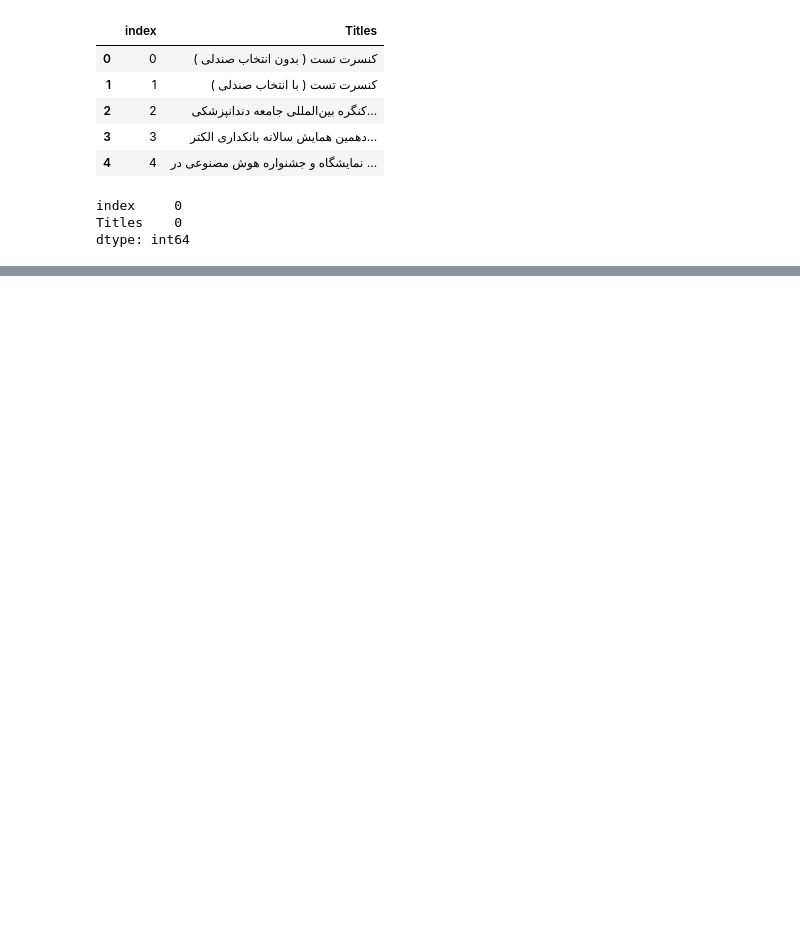
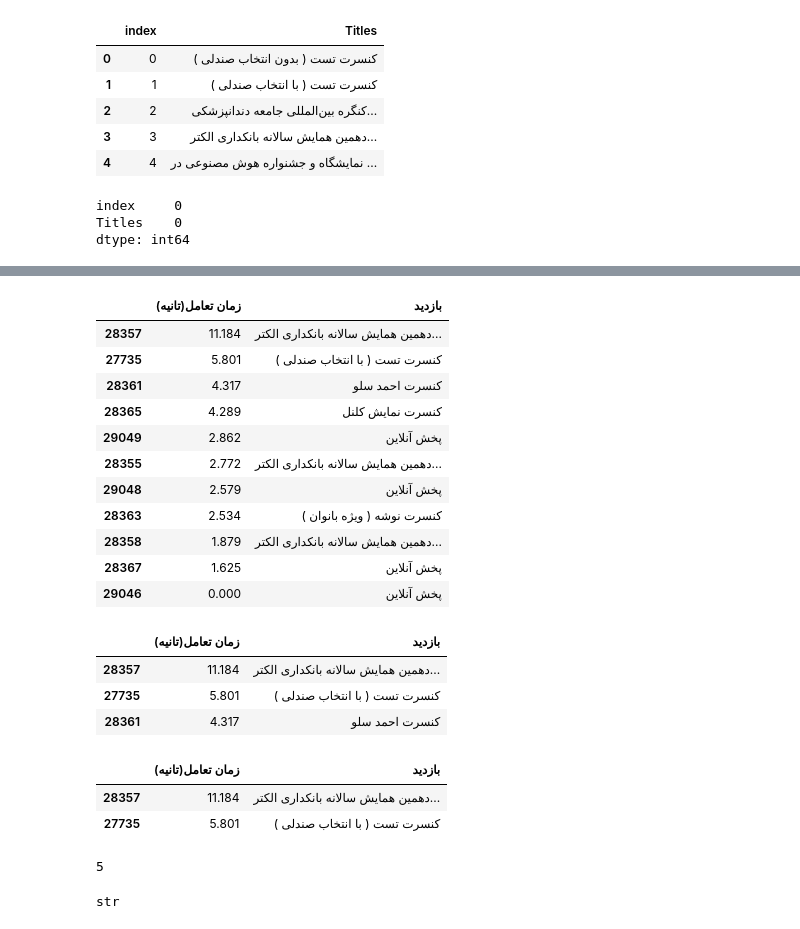
Before and after one commit to soheil-asgari/6234, a Jupyter notebook: final.ipynb, the cells around one changed output, grey strips where cells are left out. Saved outputs shown, nothing was run; the diff lists cells and outputs as text; code cells hidden in the pictures; blank space fills up the shorter version.

```diff
--- a/final.ipynb
+++ b/final.ipynb
@@ -235,5 +243,5 @@ def vectorized_text(df: pd.DataFrame):
 # %%
-dfs = vectorized_text(df_title)
+dfs = vectorized_text(m_df)
 # %%
 def creat_X(df):
 
@@ -277,15 +285,3 @@ def find_similar_item(iter_name, X, item_mapper, item_inv_mapper, k, metrics="co
         neighbours_ids.append(item_inv_mapper[n])
     neighbours_ids.pop(0)
     return neighbours_ids
-# %%
-cosine_sim = cosine_similarity(dfs, dfs)
-iter_idx = dict(zip(merged_df["Titles"].unique(), list(interaction.index)))
-idx = iter_idx["کنسرت تست ( بدون انتخاب صندلی )"]
-n_recommendations = 1
-sim_scores = list(enumerate(cosine_sim[idx]))
-sim_scores = sorted(sim_scores, key=lambda x: x[1], reverse=True)
-sim_scores = sim_scores[1 : (n_recommendations + 1)]
-similar_item = [i[0] for i in sim_scores]
-recomended = merged_df["Titles"].iloc[similar_item]
-recomended = recomended.to_list()
-recomended
@@ -323,0 +370,16 @@ users_phone = interaction["شماره موبایل"].unique()
+# %%
+df_list = []
+
+for k in phone_list:
+    pre = (
+        interaction[interaction["شماره موبایل"] == k][["زمان تعامل(تانیه)", "بازدید"]]
+        .sort_values(by="زمان تعامل(تانیه)", ascending=False)
+        .iloc[:3]
+    )
+    df_dict = pre.to_dict(orient="list")  # Convert DataFrame to dictionary of lists
+    df_list.append(df_dict)
+
+recomend_df = pd.DataFrame(
+    df_list, index=phone_list
+)  # Create DataFrame from list of dictionaries
+recomend_df.loc[:, "بازدید"]
@@ -324,3 +394,53 @@ users_phone = interaction["شماره موبایل"].unique()
+# %%
+phone_dfs = {}
+
+for k in phone_list:
+    pre = interaction[interaction["شماره موبایل"] == k][
+        ["زمان تعامل(تانیه)", "بازدید"]
+    ].sort_values(by="زمان تعامل(تانیه)", ascending=False)
+    df = pd.DataFrame(pre)  # Create DataFrame for each phone number
+    phone_dfs[k] = df
+
+# Accessing a DataFrame for a specific phone number:
+# phone_dfs["123456789"]
+pre
+# %% [output]
+|  | زمان تعامل(تانیه) | بازدید |
+| 28357 | 11.184 | دهمین همایش سالانه بانکداری الکتر... |
+| 27735 | 5.801 | کنسرت تست ( با انتخاب صندلی ) |
+| 28361 | 4.317 | کنسرت احمد سلو |
+| 28365 | 4.289 | کنسرت نمایش کلنل |
+| 29049 | 2.862 | پخش آنلاین |
+| 28355 | 2.772 | دهمین همایش سالانه بانکداری الکتر... |
+| 29048 | 2.579 | پخش آنلاین |
+| 28363 | 2.534 | کنسرت نوشه ( ویژه بانوان ) |
+| 28358 | 1.879 | دهمین همایش سالانه بانکداری الکتر... |
+| 28367 | 1.625 | پخش آنلاین |
+| 29046 | 0.000 | پخش آنلاین |
+# %%
+interaction[interaction["شماره موبایل"] == k][
+    ["زمان تعامل(تانیه)", "بازدید"]
+].sort_values(by="زمان تعامل(تانیه)", ascending=False).iloc[:3]
+# %% [output]
+|  | زمان تعامل(تانیه) | بازدید |
+| 28357 | 11.184 | دهمین همایش سالانه بانکداری الکتر... |
+| 27735 | 5.801 | کنسرت تست ( با انتخاب صندلی ) |
+| 28361 | 4.317 | کنسرت احمد سلو |
+# %%
+user_it
+# %% [output]
+|  | زمان تعامل(تانیه) | بازدید |
+| 28357 | 11.184 | دهمین همایش سالانه بانکداری الکتر... |
+| 27735 | 5.801 | کنسرت تست ( با انتخاب صندلی ) |
+# %%
+len(phone_list)
+# %% [output]
+5
+# %%
+idxs = user_it["بازدید"].iloc[1]
+type(idxs)
+# %% [output]
+str
 # %%
 user_iter = {}
 for i in users_phone:
```
Also changed, not shown: parts of 23 cells of this notebook, 22 other files.
